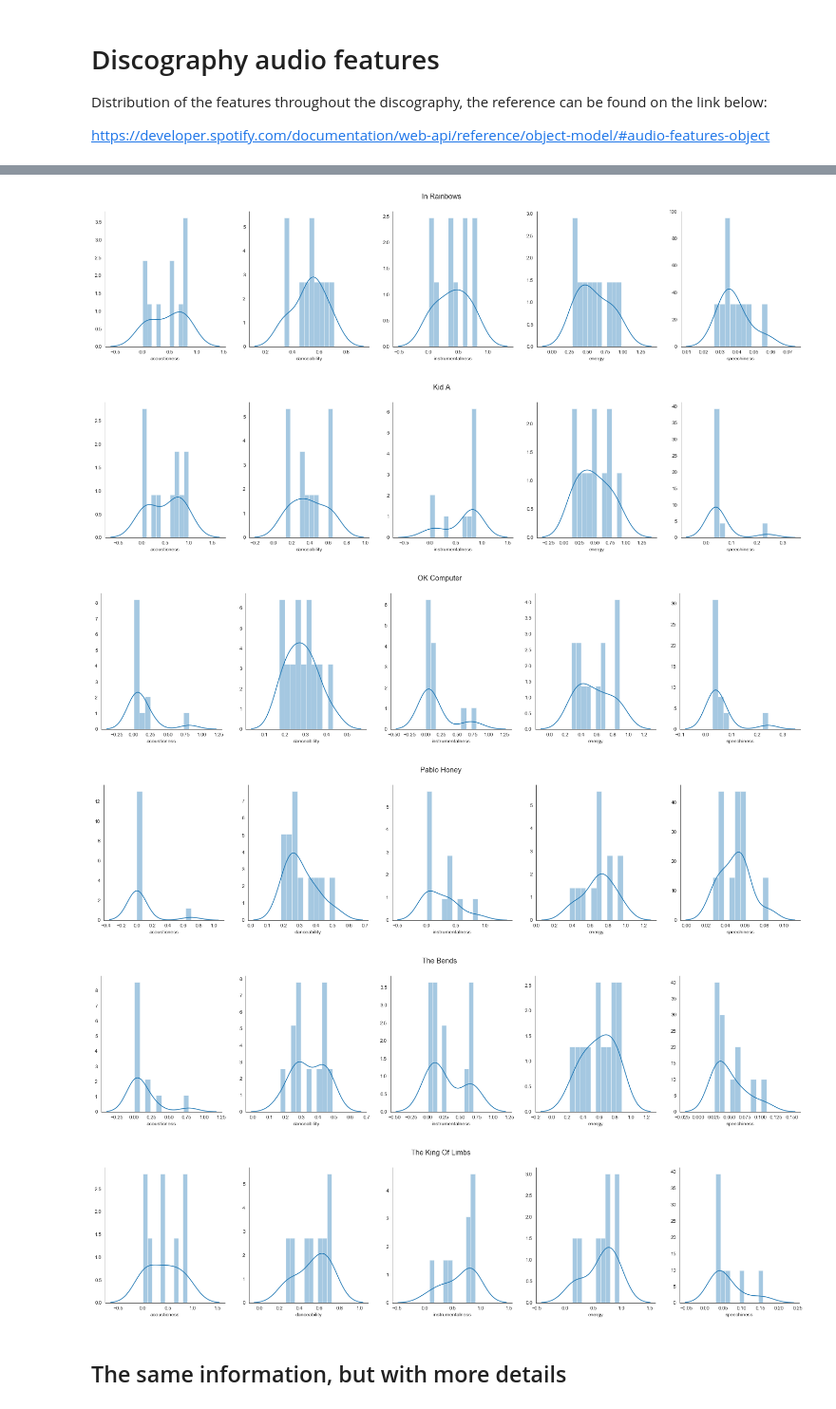
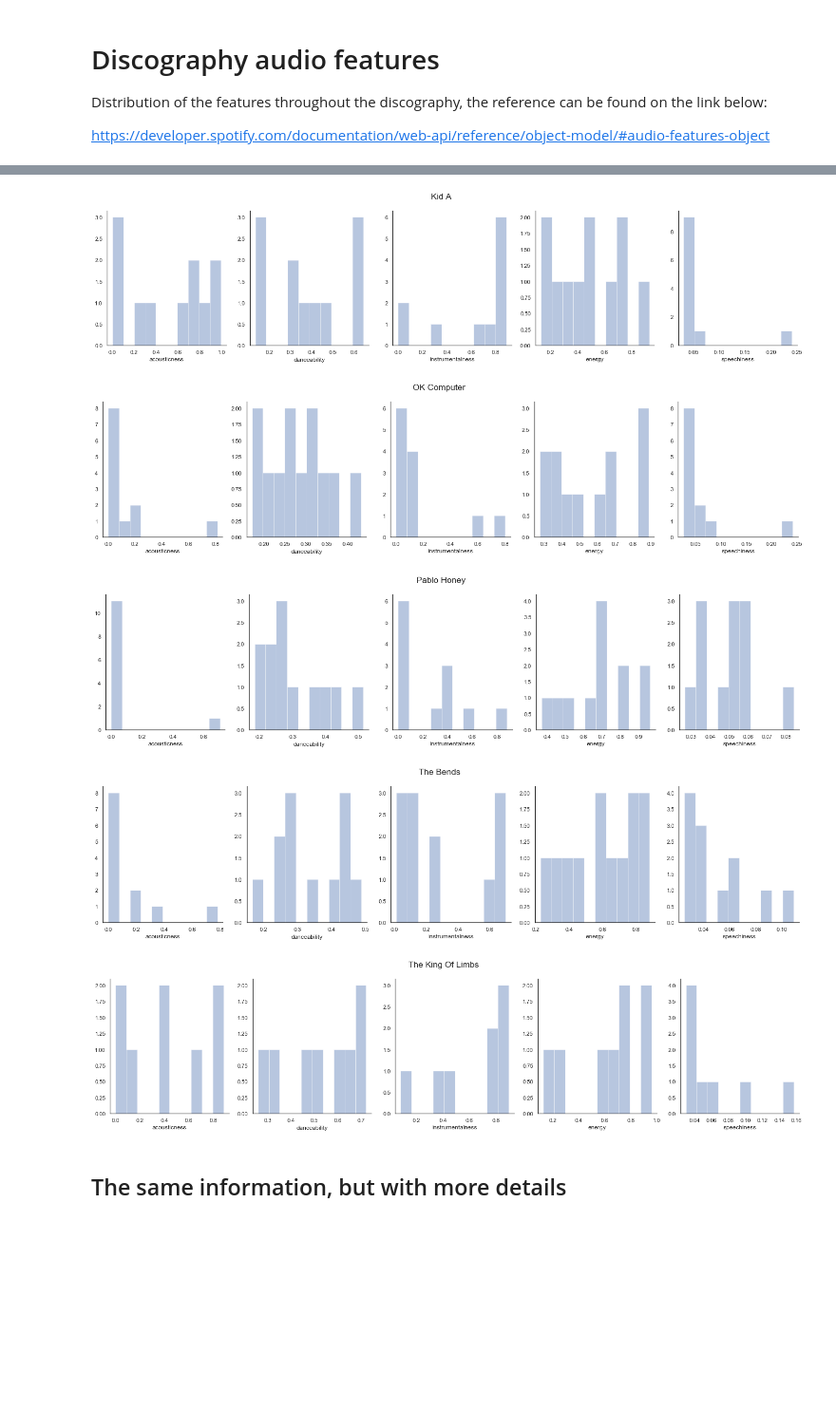
Before and after one commit to lucashelfs/analises-spotify, a Jupyter notebook: analysis/Radiohead discography analysis - work in progress.ipynb, the cells around one changed output, grey strips where cells are left out. Shown at 95% size. Saved outputs shown, nothing was run; the diff lists cells and outputs as text; code cells hidden in the pictures; blank space fills up the shorter version.

```diff
--- a/analysis/Radiohead discography analysis - work in progress.ipynb
+++ b/analysis/Radiohead discography analysis - work in progress.ipynb
@@ -102,12 +108,12 @@ desired_columns = ['acousticness', 'danceability', 'instrumentalness', 'energy',
 
 df_plot = filtered_df[desired_columns]
 
-def plot_features(df, album_title):
+def plot_features(df, album_title, kde=True):
     acoustic_features = ['acousticness', 'danceability', 'instrumentalness', 'energy', 'speechiness']
     sns.set_style('white')
     fig, axes = plt.subplots(1,5, figsize=(25,5))
     fig.suptitle(album_title, fontsize="x-large")
     for i, feature in enumerate(acoustic_features):
-        sns.distplot(df[feature], ax=axes[i], bins=10, kde=True)
+        sns.distplot(df[feature], ax=axes[i], bins=10, kde=kde)
     sns.despine()
     plt.show()
@@ -118,5 +128,5 @@ plot_features(df_plot, 'Complete Studio Discography')
 # %%
 for album in studio_albums:
     test_df = df[df.album_name == album]
-    plot_features(test_df, album)
+    plot_features(test_df, album, kde=False)
 # %% [output]
@@ -127,8 +137,7 @@ for album in studio_albums:
-[figure, old version]
+[figure, new version]
-[figure, old version]
+[figure, new version]
-[figure, old version]
+[figure, new version]
-[figure, old version]
+[figure, new version]
-[figure, old version]
+[figure, new version]
-[figure, removed]
 # %% [markdown]
 ## The same information, but with more details
```
Also changed, not shown: parts of 27 cells of this notebook.
